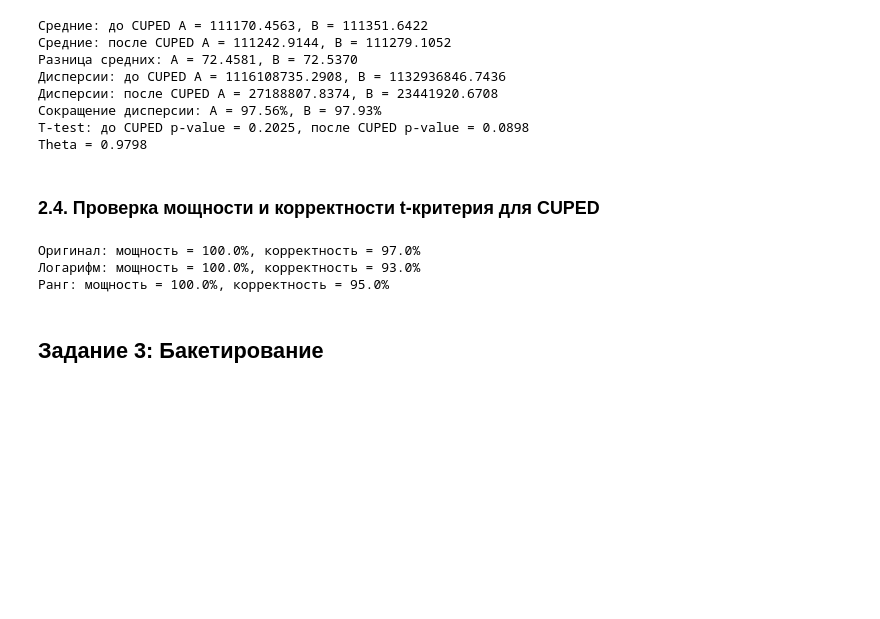
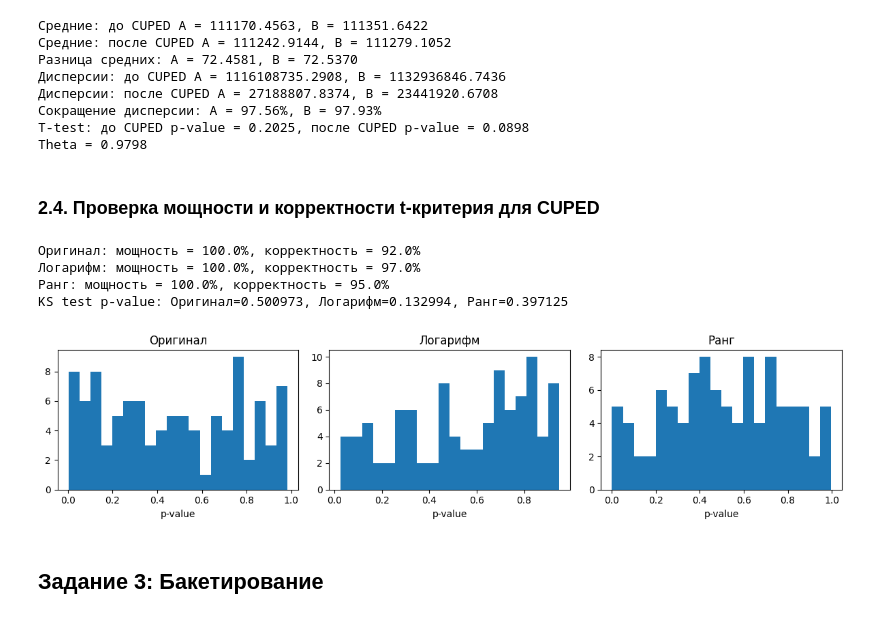
Before and after one commit to LeftGoga/AB, a Jupyter notebook: AB_ITMO_HomeWork2.ipynb, the cells around one changed output. Drawn from its saved outputs; the diff is of its cells as text; code cells hidden in the pictures; blank space fills up the shorter version.

```diff
--- a/AB_ITMO_HomeWork2.ipynb
+++ b/AB_ITMO_HomeWork2.ipynb
@@ -303,7 +324,7 @@ def check_power_correctness(df_base, metric_col, group_col='group', effect_size=
     power_rate = (power[power < 0.05].shape[0] / power.shape[0]) * 100
     correctness_rate = (1 - (correctness[correctness < 0.05].shape[0] / correctness.shape[0])) * 100
 
-    return {'power': power_rate, 'correctness': correctness_rate}
+    return {'power': power_rate, 'correctness': correctness_rate, 'correctness_pvalues': correctness}
 
 
 results_power_2a = check_power_correctness(
@@ -311,35 +332,62 @@ results_power_2a = check_power_correctness(
         columns={'cart_added_cnt_cuped': 'metric'}
     ),
     'metric',
     n_iterations=100,
     desc='Оригинал'
 )
 
 results_power_2b = check_power_correctness(
     df_cuped_log[['user_id', 'group', 'cart_added_cnt_ln_cuped']].rename(
         columns={'cart_added_cnt_ln_cuped': 'metric'}
     ),
     'metric',
     n_iterations=100,
     desc='Логарифм'
 )
 
 results_power_2c = check_power_correctness(
     df_cuped_rank[['user_id', 'group', 'rank_cuped']].rename(
         columns={'rank_cuped': 'metric'}
     ),
     'metric',
     n_iterations=100,
     desc='Ранг'
 )
 
 print(f"Оригинал: мощность = {results_power_2a['power']:.1f}%, корректность = {results_power_2a['correctness']:.1f}%")
 print(f"Логарифм: мощность = {results_power_2b['power']:.1f}%, корректность = {results_power_2b['correctness']:.1f}%")
 print(f"Ранг: мощность = {results_power_2c['power']:.1f}%, корректность = {results_power_2c['correctness']:.1f}%")
+
+ks_2a = stats.kstest(results_power_2a['correctness_pvalues'], 'uniform')
+ks_2b = stats.kstest(results_power_2b['correctness_pvalues'], 'uniform')
+ks_2c = stats.kstest(results_power_2c['correctness_pvalues'], 'uniform')
+
+print(f"KS test p-value: Оригинал={ks_2a.pvalue:.6f}, Логарифм={ks_2b.pvalue:.6f}, Ранг={ks_2c.pvalue:.6f}")
+
+plt.figure(figsize=(12, 3))
+plt.subplot(1, 3, 1)
+plt.hist(results_power_2a['correctness_pvalues'], bins=20)
+plt.title('Оригинал')
+plt.xlabel('p-value')
+
+plt.subplot(1, 3, 2)
+plt.hist(results_power_2b['correctness_pvalues'], bins=20)
+plt.title('Логарифм')
+plt.xlabel('p-value')
+
+plt.subplot(1, 3, 3)
+plt.hist(results_power_2c['correctness_pvalues'], bins=20)
+plt.title('Ранг')
+plt.xlabel('p-value')
+
+plt.tight_layout()
+plt.show()
 # %% [output]
-Оригинал: мощность = 100.0%, корректность = 97.0%
-Логарифм: мощность = 100.0%, корректность = 93.0%
+Оригинал: мощность = 100.0%, корректность = 92.0%
+Логарифм: мощность = 100.0%, корректность = 97.0%
 Ранг: мощность = 100.0%, корректность = 95.0%
+KS test p-value: Оригинал=0.500973, Логарифм=0.132994, Ранг=0.397125
+[figure, added]
 # %% [markdown]
 ## Задание 3: Бакетирование
 # %%
```
Also changed, not shown: parts of 5 cells of this notebook.
